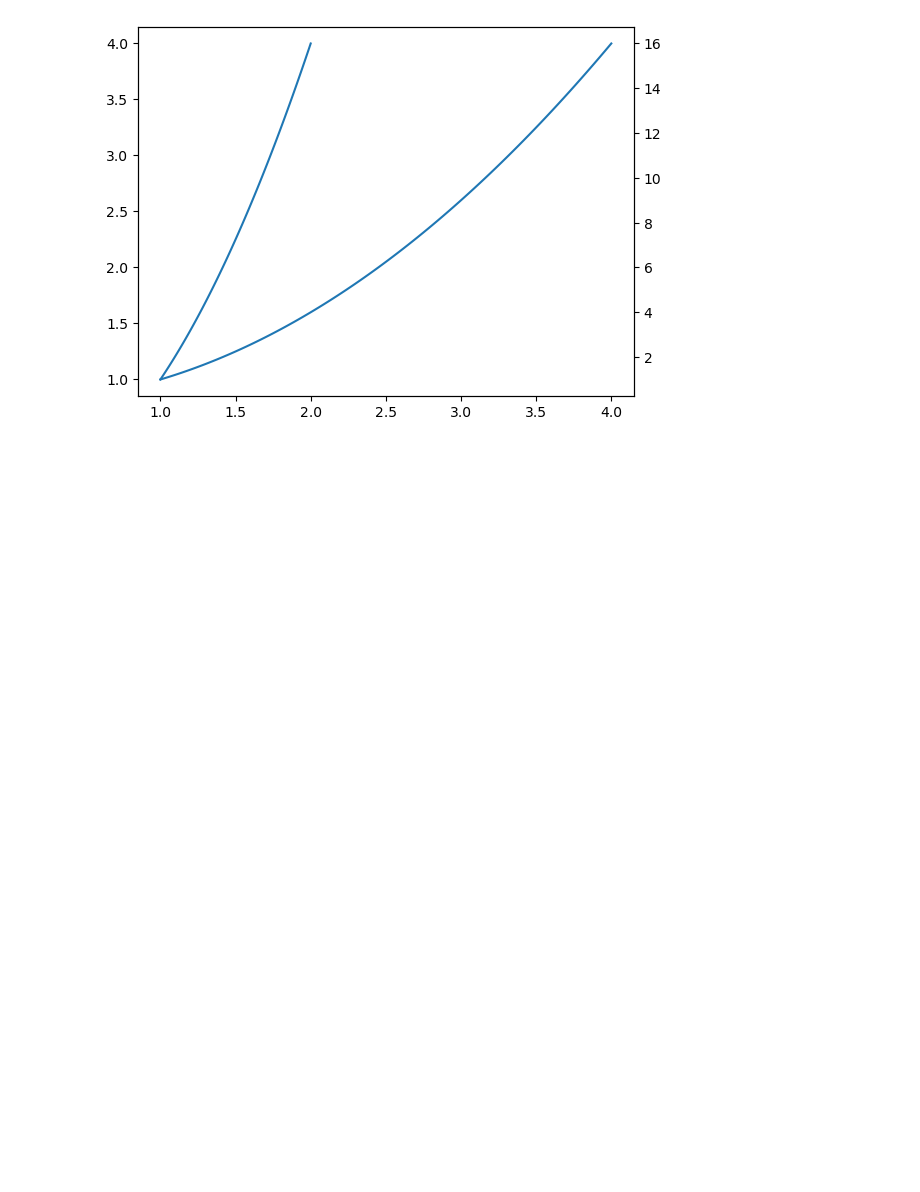
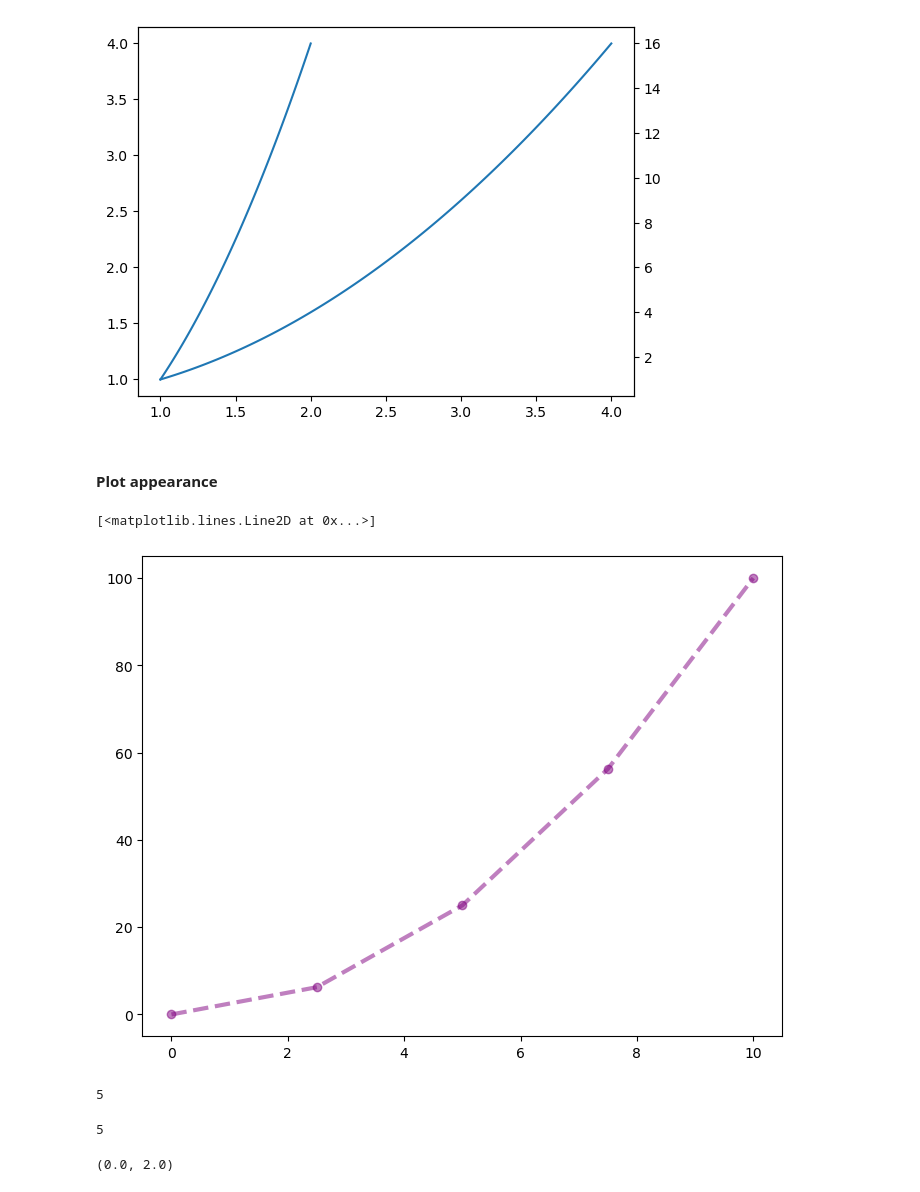
Before and after one commit to fahamin5149/Python-for-DS, a Jupyter notebook: 4-Matplotlib/matplotlib.ipynb, the cells around one changed output. Saved outputs shown, nothing was run; the diff lists cells and outputs as text; code cells hidden in the pictures; blank space fills up the shorter version.

Commit message:
plot appearance

```diff
--- a/4-Matplotlib/matplotlib.ipynb
+++ b/4-Matplotlib/matplotlib.ipynb
@@ -87,3 +87,31 @@ axes2.plot(x**2,y**2)
 # %% [output]
 [<matplotlib.lines.Line2D at 0x...>]
 [figure]
+# %% [markdown]
+#### Plot appearance
+# %%
+fig=plt.figure()
+
+ax= fig.add_axes([0,0,1,1])
+#apha: How transparent the line is
+#marker the points where x appears
+#markersize= size of marker
+#markerfacecolor
+ax.plot(x,y, color= 'purple', linewidth= 3, alpha= 0.5, linestyle="--", marker='o')
+# %% [output]
+[<matplotlib.lines.Line2D at 0x...>]
+[figure, added]
+# %%
+len(y)
+# %% [output]
+5
+# %%
+len(x)
+# %% [output]
+5
+# %%
+ax.plot(x,y, color= 'purple', linewidth= 3, alpha= 0.5, linestyle="--", marker='o')
+ax.set_xlim([0,1])
+ax.set_ylim([0,2])
+# %% [output]
+(0.0, 2.0)
```
